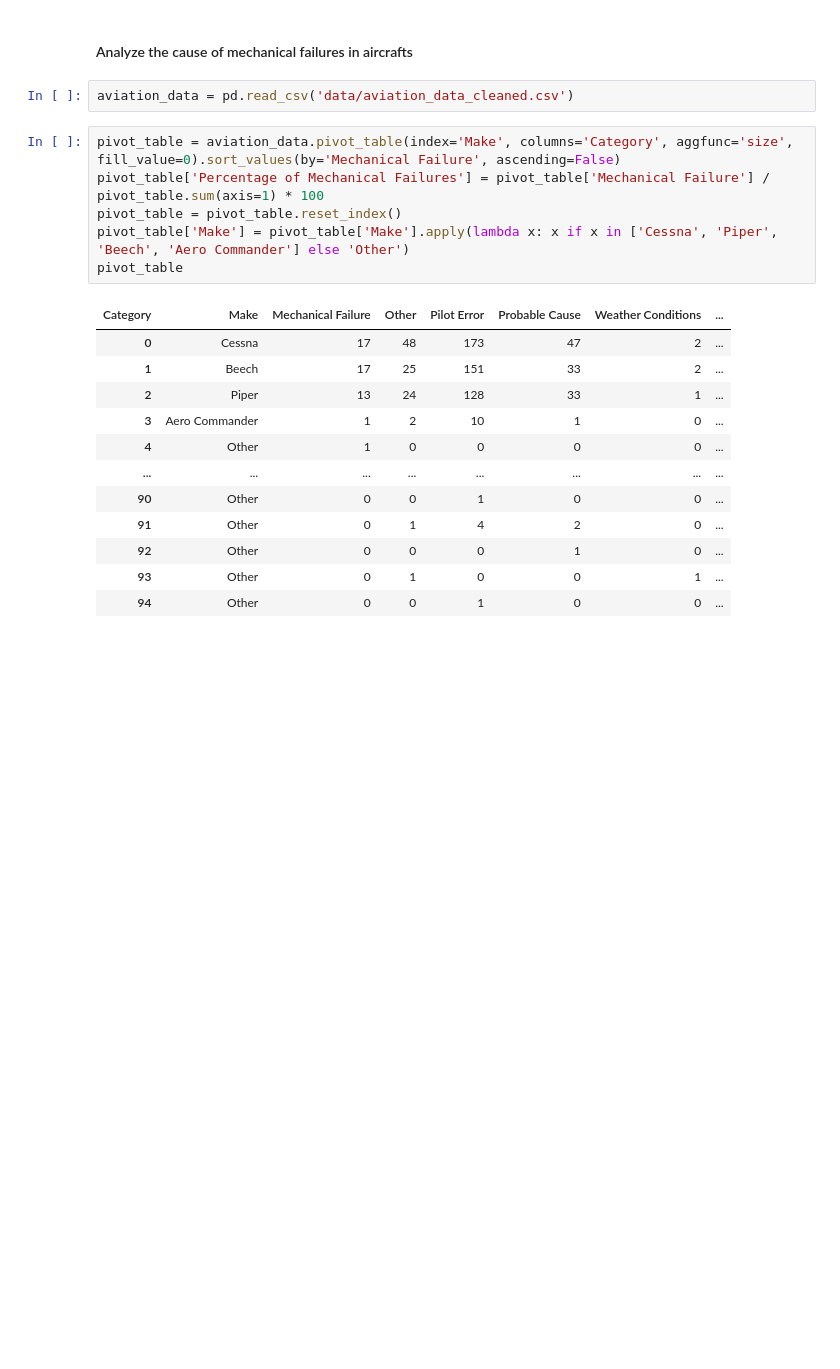
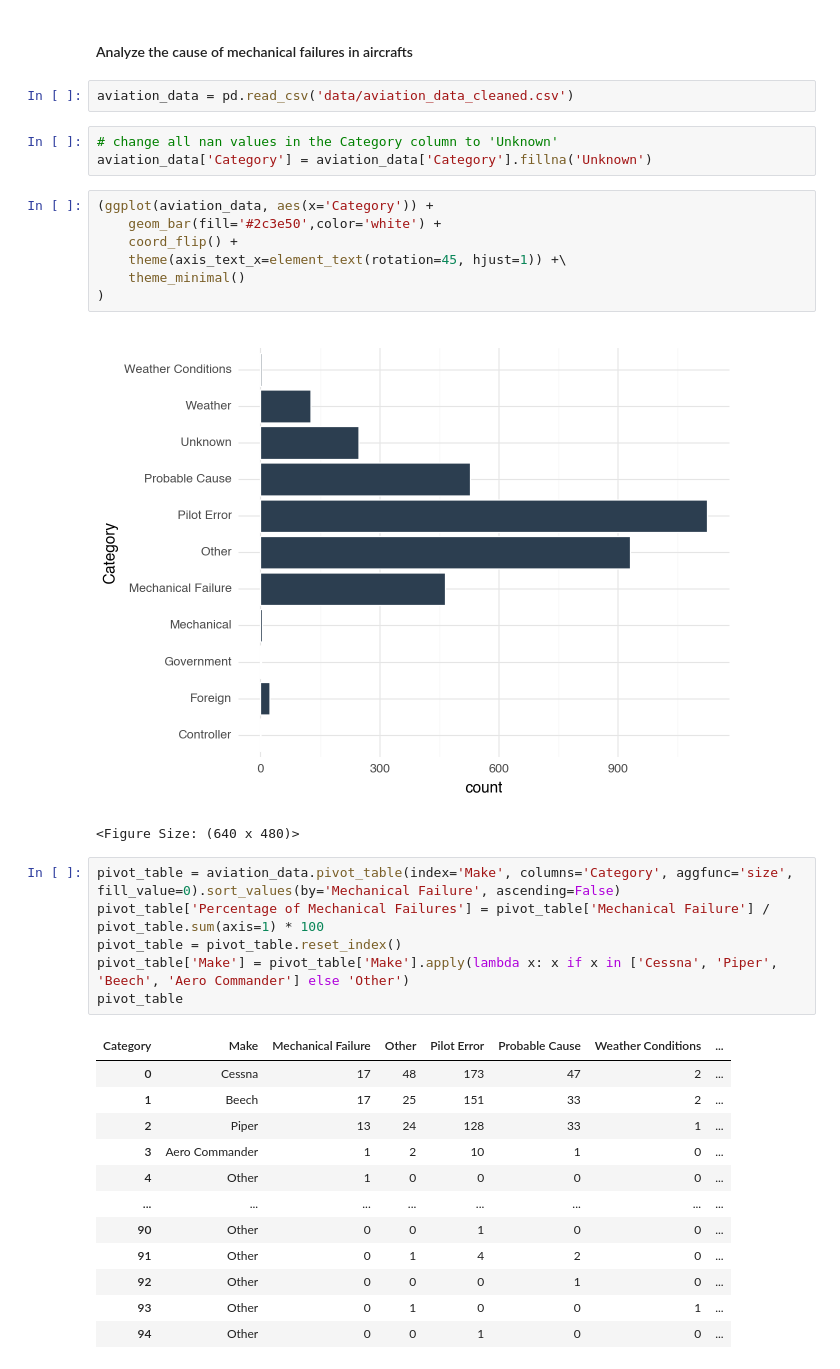
Before and after one commit to orcuncanlilar/aircraft-selection-strategy, a Jupyter notebook: aircraft_selection_strategy.ipynb, the cells around one changed output. Drawn from its saved outputs; the diff is of its cells as text; blank space fills up the shorter version.

```diff
--- a/aircraft_selection_strategy.ipynb
+++ b/aircraft_selection_strategy.ipynb
@@ -141,6 +181,19 @@ aviation_data.to_csv('data/aviation_data_cleaned.csv', index=False)
 #### Analyze the cause of mechanical failures in aircrafts
 # %%
 aviation_data = pd.read_csv('data/aviation_data_cleaned.csv')
+# %%
+# change all nan values in the Category column to 'Unknown'
+aviation_data['Category'] = aviation_data['Category'].fillna('Unknown')
+# %%
+(ggplot(aviation_data, aes(x='Category')) +
+    geom_bar(fill='#2c3e50',color='white') +
+    coord_flip() +
+    theme(axis_text_x=element_text(rotation=45, hjust=1)) +\
+    theme_minimal()
+)
+# %% [output]
+[figure, added]
+<Figure Size: (640 x 480)>
 # %%
 pivot_table = aviation_data.pivot_table(index='Make', columns='Category', aggfunc='size', fill_value=0).sort_values(by='Mechanical Failure', ascending=False)
 pivot_table['Percentage of Mechanical Failures'] = pivot_table['Mechanical Failure'] / pivot_table.sum(axis=1) * 100
```
Also changed, not shown: parts of 17 cells of this notebook, 1 other file.
